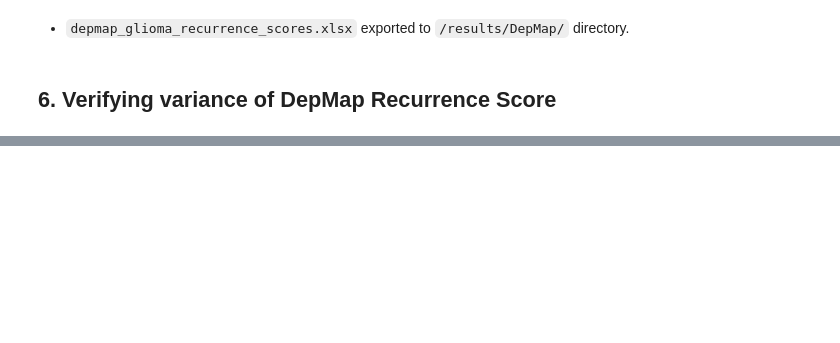
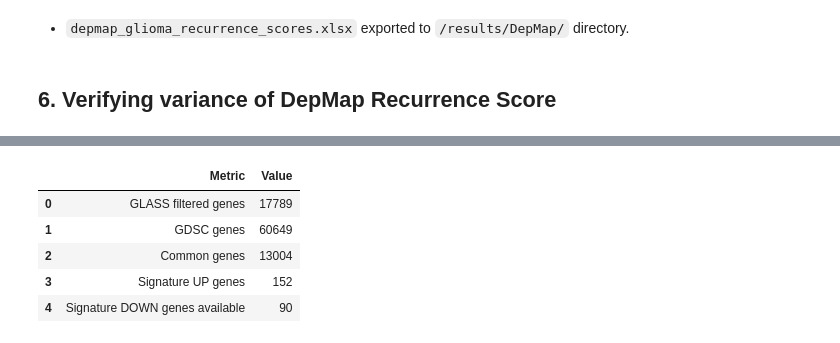
Before and after one commit to zuhany/cell_lines_pv_26, a Jupyter notebook: notebooks/GLASS.ipynb, the cells around one changed output, grey strips where cells are left out. Cells and saved outputs as stored; diff of their text form; code cells hidden in the pictures; blank space fills up the shorter version.

```diff
--- a/notebooks/GLASS.ipynb
+++ b/notebooks/GLASS.ipynb
@@ -5264,6 +4449,8 @@ glioma_cell_line_master.to_excel(
 - `cell_line_master.xlsx` and `glioma_cell_line_master.xlsx` saved to `/results/cell_lines`
 # %% [markdown]
 ## 4. Merging GLASS signature and DepMap expression data
+# %%
+depmap_glioma_exp.columns = depmap_glioma_exp.columns.str.replace(r"\s*\(.*?\)", "", regex=True)
 # %%
 GLASS_genes = glass_idhwt_gbm_primary_R1_log2TPM_filtered.index
 DepMap_genes = depmap_glioma_exp.columns
@@ -5547,0 +4779,32 @@ plt.show()
+# %%
+GDSC_genes = gdsc_glioma_exp.columns
+# %%
+glass_gdsc_depmap_scoring_gene_universe = pd.Index(GLASS_genes.intersection(DepMap_genes).intersection(GDSC_genes))
+# %%
+glass_gdsc_depmap_common_gene_universe = pd.DataFrame(
+    {
+        "Metric": [
+            "GLASS filtered genes",
+            "GDSC genes",
+            "Common genes",
+            "Signature UP genes",
+            "Signature DOWN genes available"
+        ],
+        "Value": [
+            GLASS_genes.nunique(),
+            DepMap_genes.nunique(),
+            glass_gdsc_depmap_scoring_gene_universe.nunique(),
+            glass_gdsc_depmap_scoring_gene_universe.intersection(consensus_UP_genes).nunique(),
+            glass_gdsc_depmap_scoring_gene_universe.intersection(consensus_DOWN_genes).nunique()
+        ],
+    }
+)
+# %%
+glass_gdsc_depmap_common_gene_universe
+# %% [output]
+|  | Metric | Value |
+| 0 | GLASS filtered genes | 17789 |
+| 1 | GDSC genes | 60649 |
+| 2 | Common genes | 13004 |
+| 3 | Signature UP genes | 152 |
+| 4 | Signature DOWN genes available | 90 |
```
Also changed, not shown: parts of 162 cells of this notebook, 41 other files.
